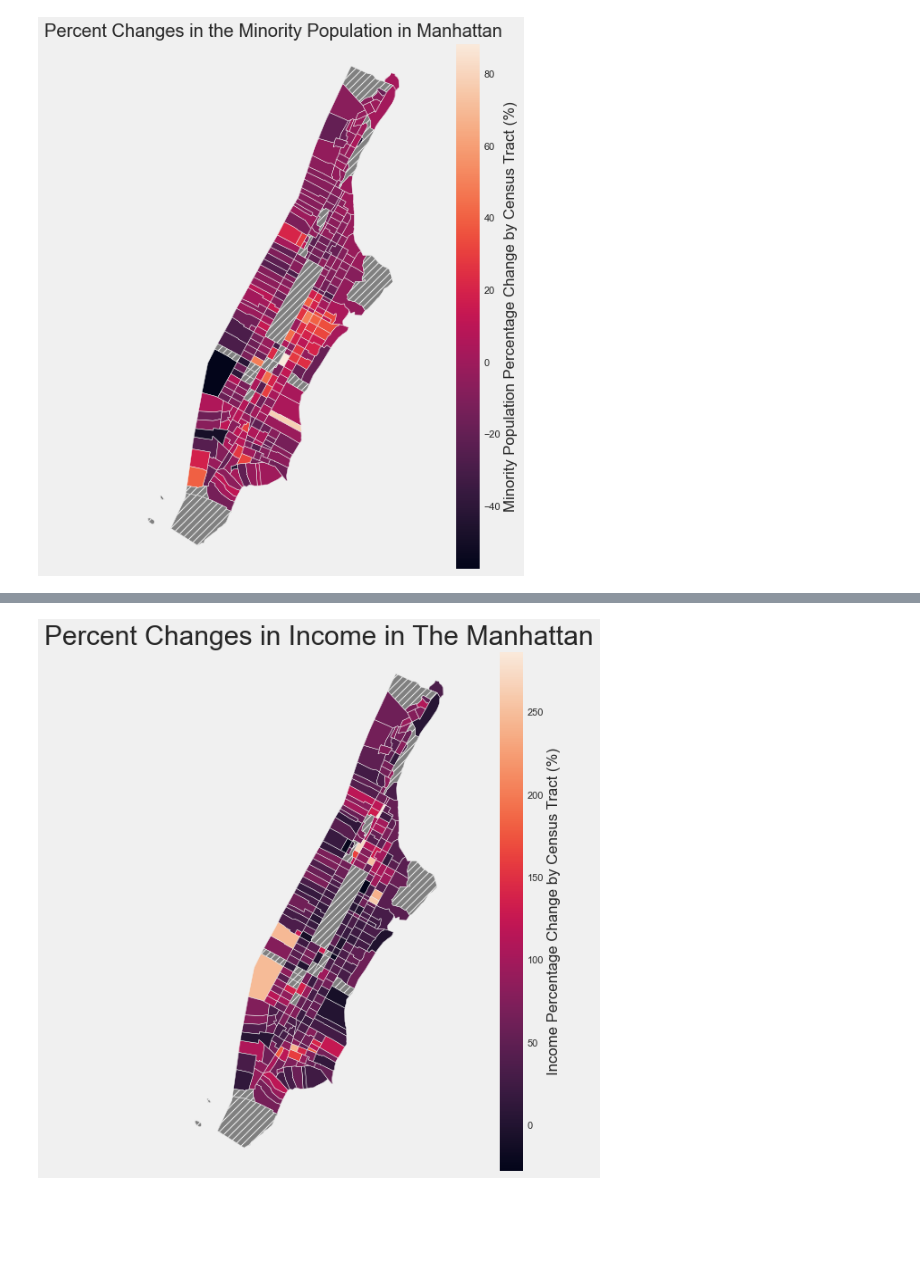
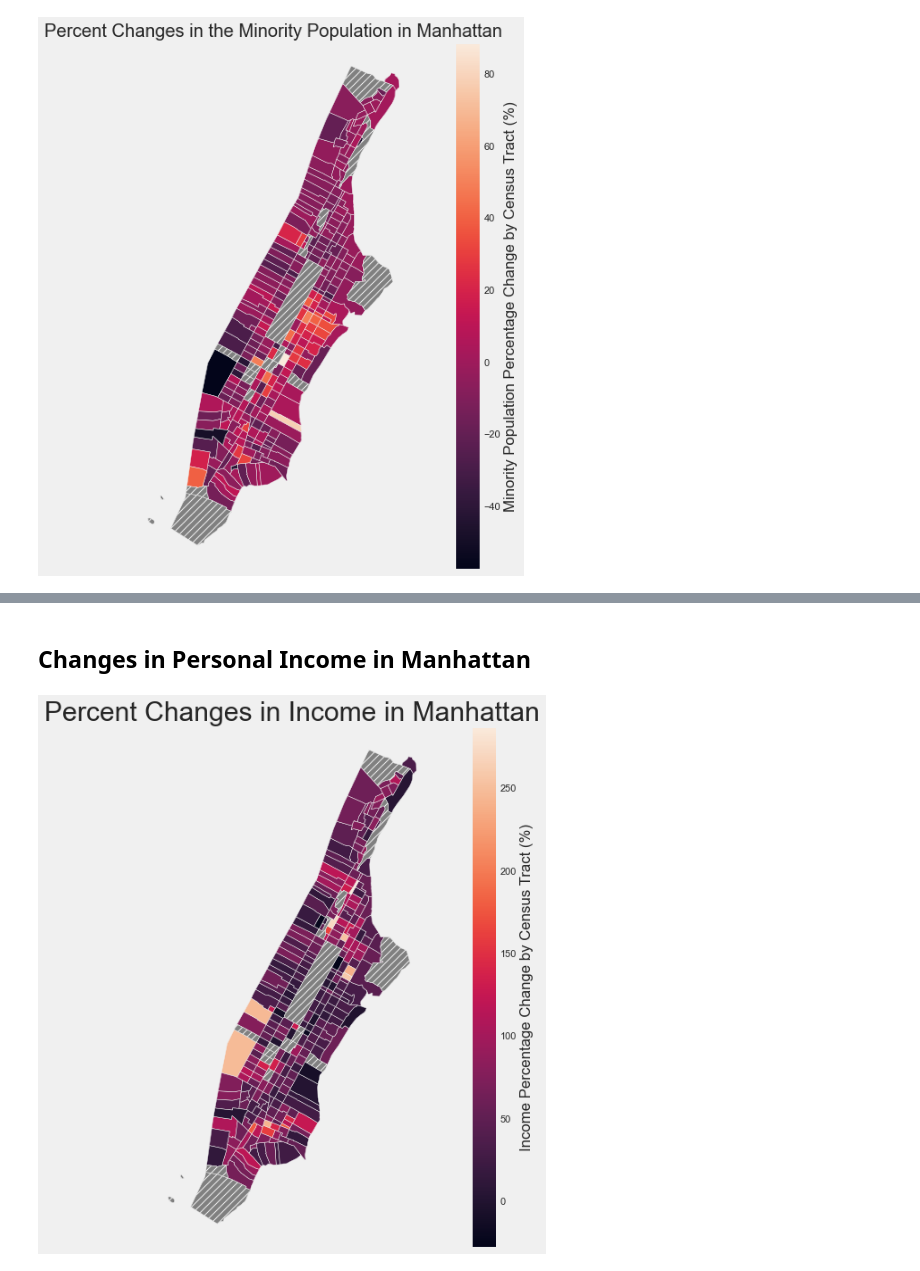
Before and after one commit to ptorres001/cluster_gentrification_new_york, a Jupyter notebook: 02_EDA.ipynb, the cells around one changed output, grey strips where cells are left out. Saved outputs shown, nothing was run; the diff lists cells and outputs as text; code cells hidden in the pictures; blank space fills up the shorter version.

```diff
--- a/02_EDA.ipynb
+++ b/02_EDA.ipynb
@@ -454,13 +494,15 @@ plt.savefig('Images/brooklyn_map_income_change.png', dpi=300, bbox_inches= 'tigh
+# %% [markdown]
+## Changes in Personal Income in Manhattan
 # %%
 fig, ax = plt.subplots(figsize = (15,10))
 mh_g.plot(column='INCPC12_INCPC00', ax=ax,
           legend=True,missing_kwds={'color': 'grey', "label": "Non-Residential","hatch": "///"},
           legend_kwds={'label': "Income Percentage Change by Census Tract (%)"});
-ax.set_title('Percent Changes in Income in The Manhattan',fontdict = {'fontsize': 30})
+ax.set_title('Percent Changes in Income in Manhattan',fontdict = {'fontsize': 30})
 ax.grid(False)
 ax.set_xticks([])
 ax.set_yticks([])
 plt.savefig('Images/manhattan_map_income_change.png', dpi=300, bbox_inches= 'tight',
           padding_inches = 4, transparent = True )
 # %% [output]
-[figure, old version]
+[figure, new version]
```
Also changed, not shown: parts of 23 cells of this notebook, 1 other file.
